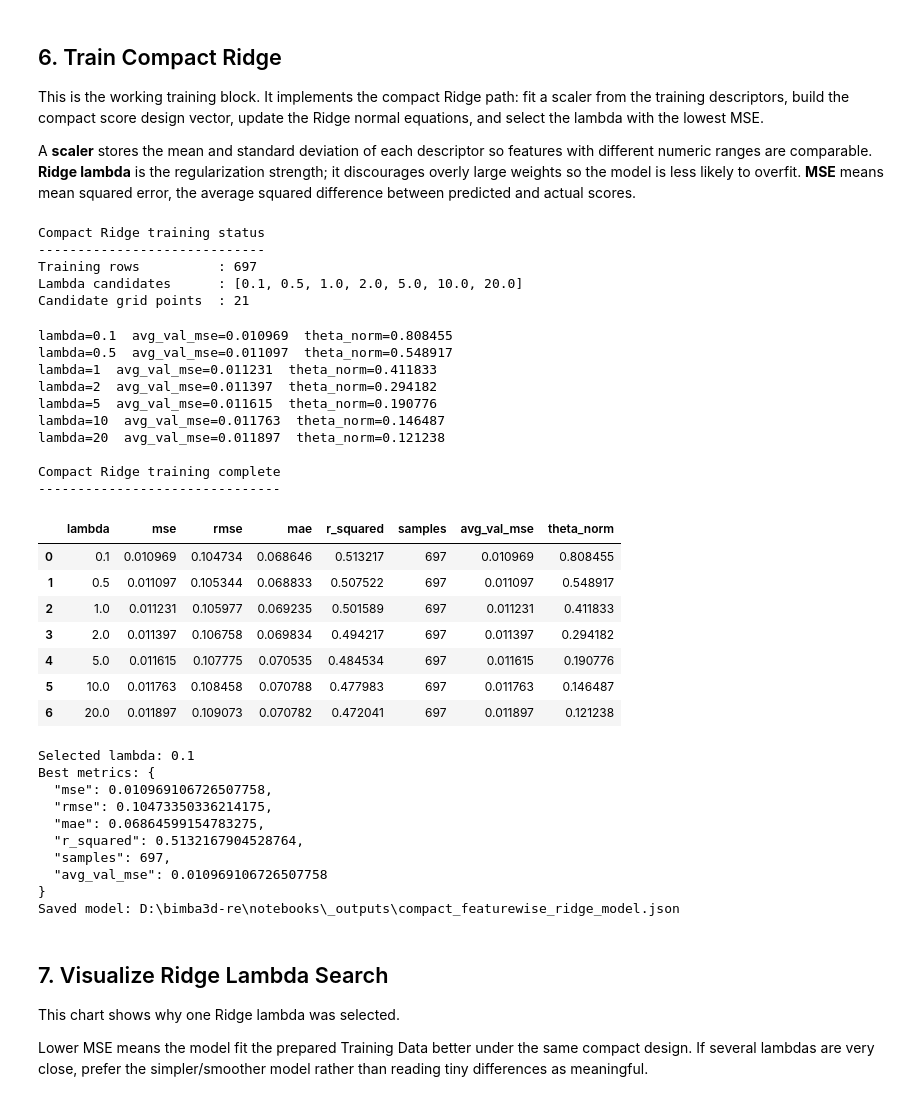
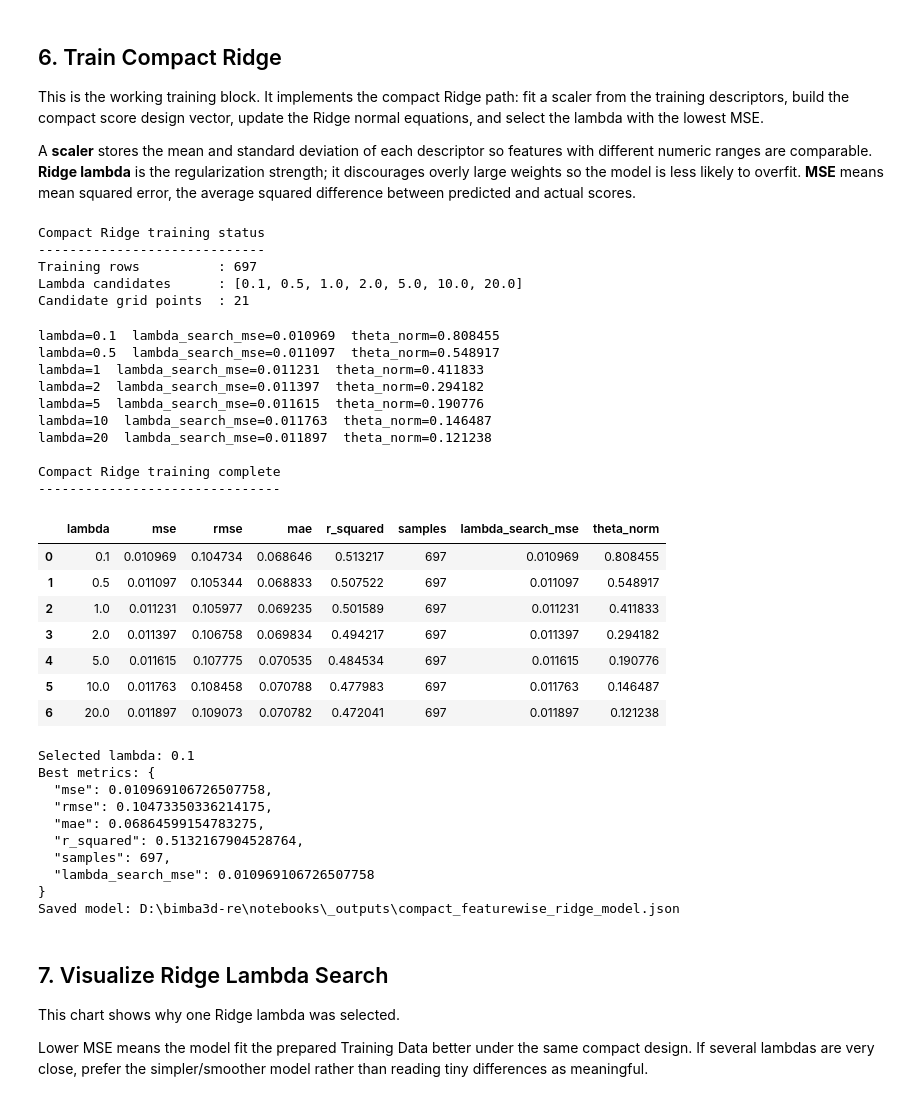
Before and after one commit to geomatupen/bimba3d-re, a Jupyter notebook: notebooks/_executed/multiplier_prediction_compact_ridge.ipynb, the cells around one changed output. Drawn from its saved outputs; the diff is of its cells as text; code cells hidden in the pictures.

```diff
--- a/notebooks/_executed/multiplier_prediction_compact_ridge.ipynb
+++ b/notebooks/_executed/multiplier_prediction_compact_ridge.ipynb
@@ -711,13 +711,13 @@ def compute_compact_ridge_metrics(model: dict[str, Any], rows: list[dict[str, An
         residuals.append(pred - float(score))
         targets.append(float(score))
     if not residuals:
-        return {"mse": float("inf"), "rmse": float("inf"), "mae": float("inf"), "r_squared": 0.0, "samples": 0, "avg_val_mse": float("inf")}
+        return {"mse": float("inf"), "rmse": float("inf"), "mae": float("inf"), "r_squared": 0.0, "samples": 0, "lambda_search_mse": float("inf")}
     arr = np.array(residuals, dtype=np.float64)
     target_arr = np.array(targets, dtype=np.float64)
     mse = float(np.mean(arr * arr))
     ss_tot = float(np.sum((target_arr - float(np.mean(target_arr))) ** 2))
     ss_res = float(np.sum(arr * arr))
-    return {"mse": mse, "rmse": float(math.sqrt(mse)), "mae": float(np.mean(np.abs(arr))), "r_squared": 1.0 - (ss_res / ss_tot) if ss_tot > 1e-10 else 0.0, "samples": len(residuals), "avg_val_mse": mse}
+    return {"mse": mse, "rmse": float(math.sqrt(mse)), "mae": float(np.mean(np.abs(arr))), "r_squared": 1.0 - (ss_res / ss_tot) if ss_tot > 1e-10 else 0.0, "samples": len(residuals), "lambda_search_mse": mse}
 
 
 def train_compact_featurewise_ridge_model(rows: list[dict[str, Any]], score_key: str, lambda_ridge: float, candidate_points: int, group_bounds: dict[str, Any] | None = None):
@@ -750,43 +750,43 @@ if not training_rows:
     print("Skipping Ridge training because no rows were found.")
 else:
     print("Compact Ridge training status")
     print("-----------------------------")
     print(f"Training rows          : {len(training_rows)}")
     print(f"Lambda candidates      : {RIDGE_LAMBDAS}")
     print(f"Candidate grid points  : {CANDIDATE_POINTS}")
     # The selected lambda is the one with the lowest training-fit MSE for this compact model.
     for lam in tqdm(RIDGE_LAMBDAS, desc="Compact Ridge lambda search", unit="lambda"):
         model, metrics, theta_norm = train_compact_featurewise_ridge_model(training_rows, SCORE_KEY, lam, CANDIDATE_POINTS, group_bounds=GROUP_BOUNDS)
         ridge_results.append({"lambda": lam, "model": model, "metrics": metrics, "theta_norm": theta_norm})
-        print(f"lambda={float(lam):g}  avg_val_mse={float(metrics['avg_val_mse']):.6f}  theta_norm={theta_norm:.6f}")
-    best = min(ridge_results, key=lambda item: item["metrics"]["avg_val_mse"])
+        print(f"lambda={float(lam):g}  lambda_search_mse={float(metrics['lambda_search_mse']):.6f}  theta_norm={theta_norm:.6f}")
+    best = min(ridge_results, key=lambda item: item["metrics"]["lambda_search_mse"])
     compact_ridge_model = best["model"]
     compact_ridge_metrics = best["metrics"]
     model_path = OUT_DIR / "compact_featurewise_ridge_model.json"
     model_path.write_text(json.dumps({"schema": "compact_featurewise_ridge_regression_v1", "model": compact_ridge_model, "metrics": compact_ridge_metrics}, indent=2), encoding="utf-8")
     print("\nCompact Ridge training complete")
     print("-------------------------------")
     display(pd.DataFrame([{"lambda": r["lambda"], **r["metrics"], "theta_norm": r["theta_norm"]} for r in ridge_results]))
     print(f"Selected lambda: {best['lambda']}")
     print(f"Best metrics: {json.dumps(compact_ridge_metrics, indent=2)}")
     print(f"Saved model: {model_path}")
 # %% [output]
 Compact Ridge training status
 -----------------------------
 Training rows          : 697
 Lambda candidates      : [0.1, 0.5, 1.0, 2.0, 5.0, 10.0, 20.0]
 Candidate grid points  : 21
-lambda=0.1  avg_val_mse=0.010969  theta_norm=0.808455
-lambda=0.5  avg_val_mse=0.011097  theta_norm=0.548917
-lambda=1  avg_val_mse=0.011231  theta_norm=0.411833
-lambda=2  avg_val_mse=0.011397  theta_norm=0.294182
-lambda=5  avg_val_mse=0.011615  theta_norm=0.190776
-lambda=10  avg_val_mse=0.011763  theta_norm=0.146487
-lambda=20  avg_val_mse=0.011897  theta_norm=0.121238
+lambda=0.1  lambda_search_mse=0.010969  theta_norm=0.808455
+lambda=0.5  lambda_search_mse=0.011097  theta_norm=0.548917
+lambda=1  lambda_search_mse=0.011231  theta_norm=0.411833
+lambda=2  lambda_search_mse=0.011397  theta_norm=0.294182
+lambda=5  lambda_search_mse=0.011615  theta_norm=0.190776
+lambda=10  lambda_search_mse=0.011763  theta_norm=0.146487
+lambda=20  lambda_search_mse=0.011897  theta_norm=0.121238
 
 Compact Ridge training complete
 -------------------------------
-|  | lambda | mse | rmse | mae | r_squared | samples | avg_val_mse | theta_norm |
+|  | lambda | mse | rmse | mae | r_squared | samples | lambda_search_mse | theta_norm |
 | 0 | 0.1 | 0.010969 | 0.104734 | 0.068646 | 0.513217 | 697 | 0.010969 | 0.808455 |
 | 1 | 0.5 | 0.011097 | 0.105344 | 0.068833 | 0.507522 | 697 | 0.011097 | 0.548917 |
 | 2 | 1.0 | 0.011231 | 0.105977 | 0.069235 | 0.501589 | 697 | 0.011231 | 0.411833 |
@@ -801,7 +801,7 @@ Best metrics: {
   "mae": 0.06864599154783275,
   "r_squared": 0.5132167904528764,
   "samples": 697,
-  "avg_val_mse": 0.010969106726507758
+  "lambda_search_mse": 0.010969106726507758
 }
 Saved model: D:\bimba3d-re\notebooks\_outputs\compact_featurewise_ridge_model.json
 # %% [markdown]
```
Also changed, not shown: parts of 1 cell of this notebook, 19 other files.
